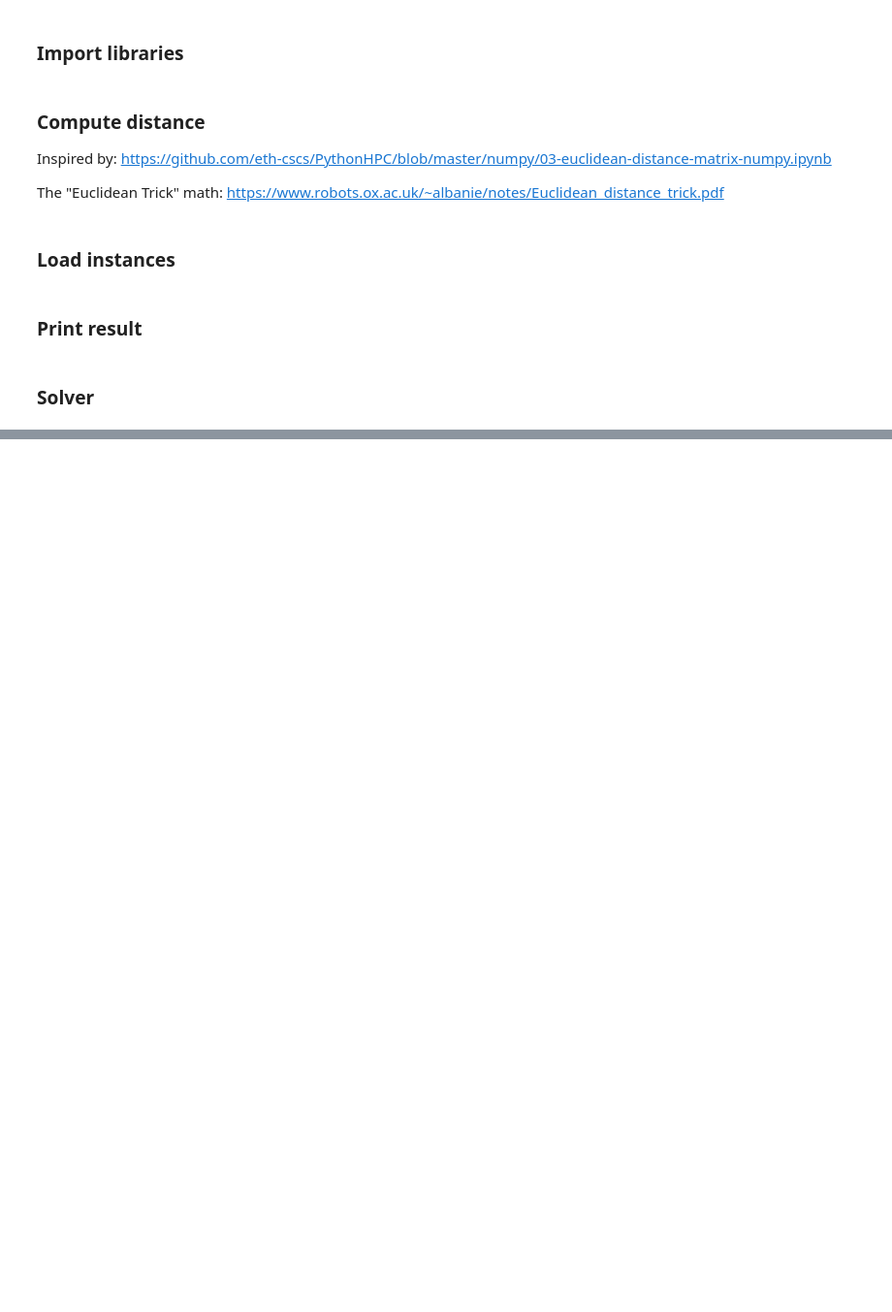
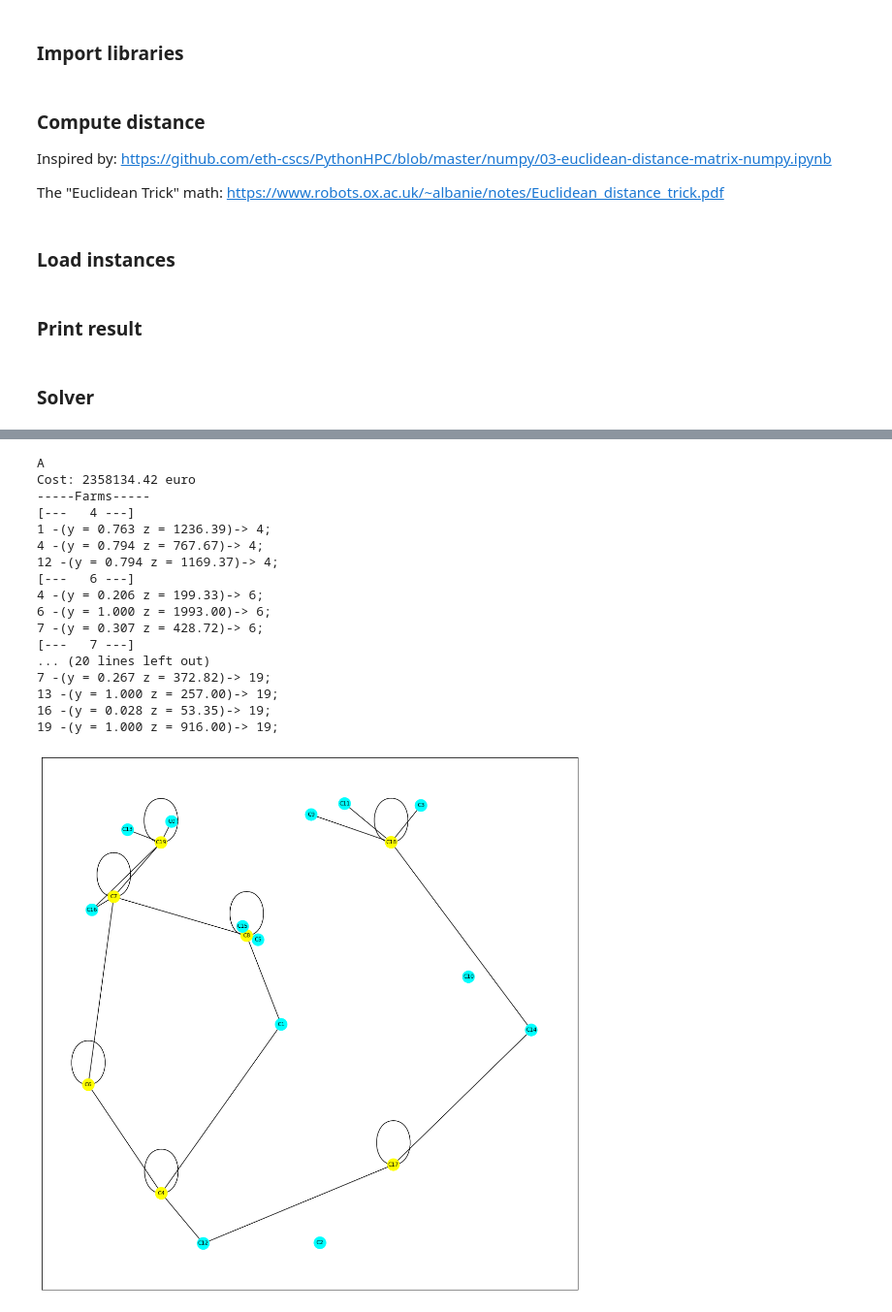
Before and after one commit to lorecampa/ProjectFOR_2022, a Jupyter notebook: biogas_location.ipynb, the cells around one changed output, grey strips where cells are left out. Shown at 97% size. Drawn from its saved outputs; the diff is of its cells as text; code cells hidden in the pictures; blank space fills up the shorter version.

```diff
--- a/biogas_location.ipynb
+++ b/biogas_location.ipynb
@@ -122,7 +122,7 @@ def load_result(filename):
 # %% [markdown]
 ### Print result
 # %%
-def print_model(model):
+def print_model(mode, figsize, font_size):
     print('A')
     m = model.m
     x = model.x
@@ -140,7 +140,7 @@ def print_model(model):
             print(f"[--- {i:3d} ---]")
             for j in I:
                 if y[i][j].x > treshold:
-                    print(f"{j} -(z = {z[i][j].x:.2f})-> {i};")
+                    print(f"{j} -(y = {y[i][j].x:.3f} z = {z[i][j].x:.2f})-> {i};")
     #Visualize solution on graph
     pos_c = {f'C{i}': (model.points[i][0], model.points[i][1]) for i in I}
     nodepos = {**pos_c}
@@ -150,8 +150,8 @@ def print_model(model):
     edges = [(f'C{j}', f'C{i}') for j in I for i in I if y[i][j].x > treshold]
     g.add_edges_from(edges)
     color = ['yellow' if x[i].x > treshold else 'cyan' for i in I]
-    plt.figure(1, figsize=(8,8))
-    nx.draw_networkx(g, font_size=11, pos=nodepos, node_color=color)
+    plt.figure(1, figsize=figsize)
+    nx.draw_networkx(g, font_size=font_size, pos=nodepos, node_color=color)
     plt.show()
 # %% [markdown]
 ### Solver
@@ -177,8 +177,8 @@ class Model:
         self.m.objective = mip.maximize(mip.xsum([self.z[i][j] * self.Q * self.b - self.y[i][j] * self.distances[i][j] for j in self.I for i in self.I]))
 
     def setupVariables(self):
-        self.x = [self.m.add_var(var_type = mip.INTEGER, lb= 0, ub=1) for i in self.I]
-        self.y = [[self.m.add_var(var_type = mip.INTEGER, lb=0, ub=1) for j in self.I] for i in self.I]
+        self.x = [self.m.add_var(lb= 0, ub=1) for i in self.I]
+        self.y = [[self.m.add_var(lb=0, ub=1) for j in self.I] for i in self.I]
         self.z = [[self.m.add_var(lb = 0) for j in self.I] for i in self.I]
 
 
@@ -268,0 +235,55 @@ Cost: 385611.92 euro
+# %%
+print_model(model, figsize=(14, 14), font_size=8);
+
+def printVariableMatrix(var, label):
+  print(f"\n{label}\n")
+  for i in range(len(var)):
+    print([f"{var[i][j].x:.5f}" for j in range(len(var[i]))])
+
+
+def printVariableArray(var, label):
+    print(f"\n{label}\n")
+    print([f"{var[i].x:.5f}" for i in range(len(var))])
+
+
+def printVarMatrixValue(var, i, j):
+  print(f"{var[i][j].x:.5f}")
+
+
+# printVariableArray(model.x, "X")
+# printVariableMatrix(model.y, "Y")
+# printVariableMatrix(model.z, "Z")
+
+printVarMatrixValue(model.y, 18, 14)
+printVarMatrixValue(model.y, 17, 14)
+
+printVarMatrixValue(model.z, 18, 14)
+printVarMatrixValue(model.z, 17, 14)
+
+
+
+
+
+model.m.add_constr(model.y[17][14] == 0);
+
+model.m.optimize();
+print_model(model, figsize=(14, 14), font_size=8);
+# %% [output]
+A
+Cost: 2358134.42 euro
+-----Farms-----
+[---   4 ---]
+1 -(y = 0.763 z = 1236.39)-> 4;
+4 -(y = 0.794 z = 767.67)-> 4;
+12 -(y = 0.794 z = 1169.37)-> 4;
+[---   6 ---]
+4 -(y = 0.206 z = 199.33)-> 6;
+6 -(y = 1.000 z = 1993.00)-> 6;
+7 -(y = 0.307 z = 428.72)-> 6;
+[---   7 ---]
+... (20 lines left out)
+7 -(y = 0.267 z = 372.82)-> 19;
+13 -(y = 1.000 z = 257.00)-> 19;
+16 -(y = 0.028 z = 53.35)-> 19;
+19 -(y = 1.000 z = 916.00)-> 19;
+[figure, added]
```
Also changed, not shown: parts of 4 cells of this notebook, 5 other files.
